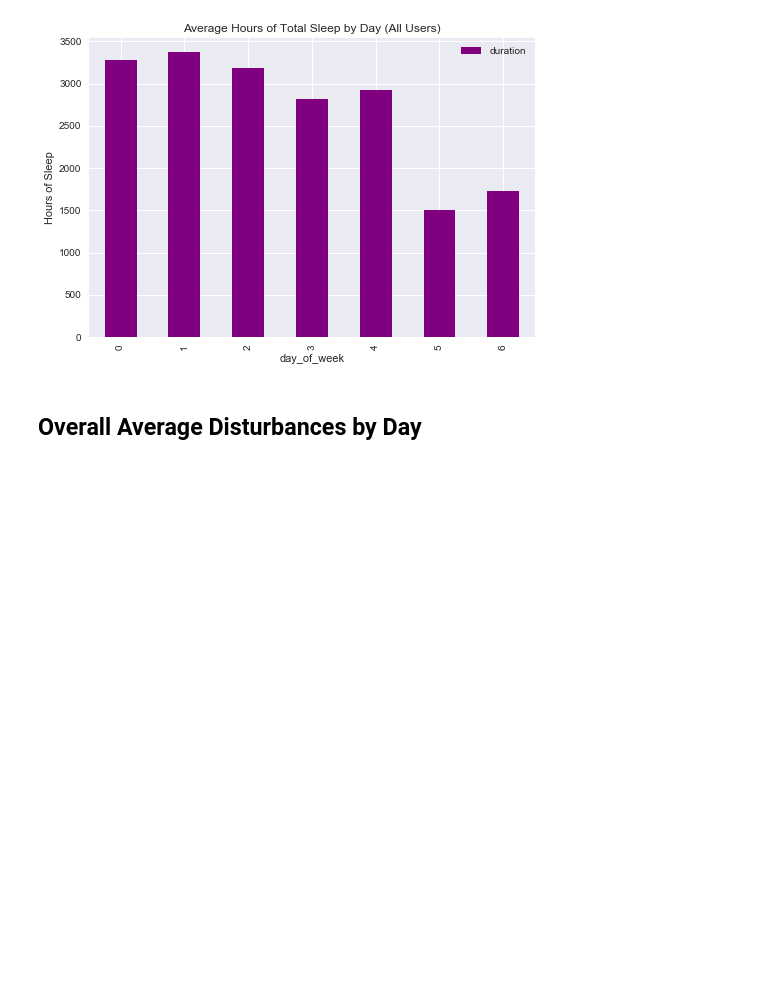
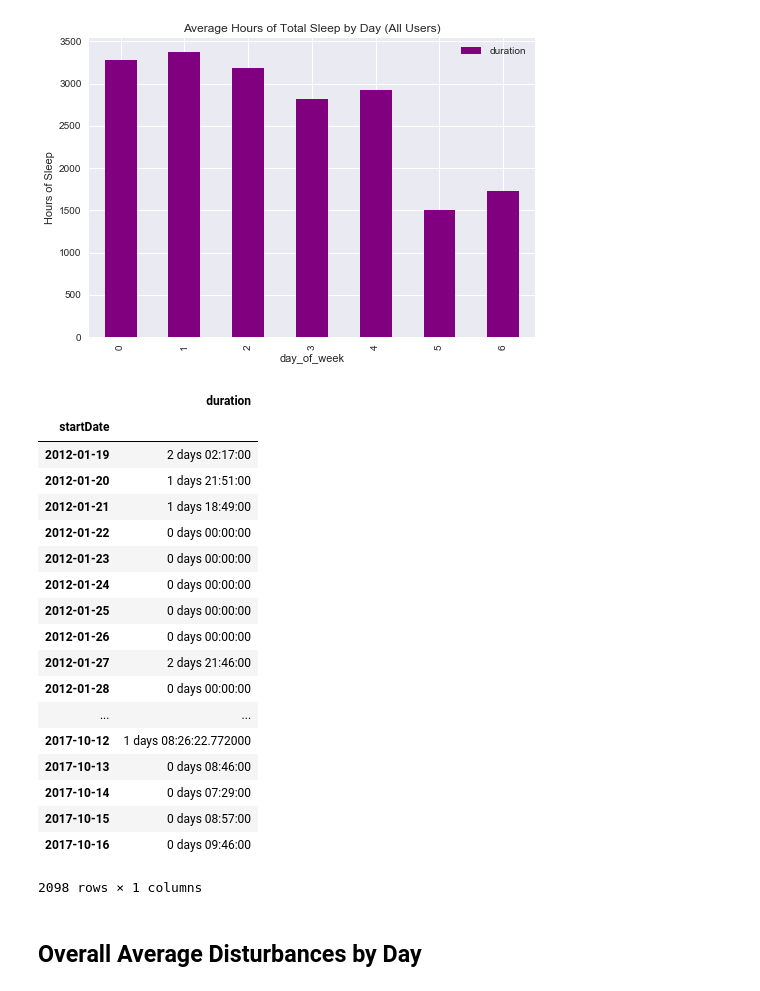
Before and after one commit to OngoDSS/Notebooks, a Jupyter notebook: lucas.ipynb, the cells around one changed output. Cells and saved outputs as stored; diff of their text form; code cells hidden in the pictures; blank space fills up the shorter version.

Commit message:
created duration by day

```diff
--- a/lucas.ipynb
+++ b/lucas.ipynb
@@ -109,6 +109,32 @@ owners = set(sleep.owner)
 sleep_owners = {}
 for i in owners:
     sleep_owners[i] = sleep[sleep.owner == i]
+# %%
+sleep_by_day = {}
+for key, item in sleep_owners.items():
+    sleep_by_day[key] = sleep_owners['00000000-56ff-538b-2223-e1800b5e3ddb'].duration.resample('D').sum().to_frame()
+# %%
+sleep_by_day['00000000-56ff-538b-2223-e1800b5e3ddb']
+# %% [output]
+|  | duration |
+| startDate |  |
+| 2012-01-19 | 2 days 02:17:00 |
+| 2012-01-20 | 1 days 21:51:00 |
+| 2012-01-21 | 1 days 18:49:00 |
+| 2012-01-22 | 0 days 00:00:00 |
+| 2012-01-23 | 0 days 00:00:00 |
+| 2012-01-24 | 0 days 00:00:00 |
+| 2012-01-25 | 0 days 00:00:00 |
+| 2012-01-26 | 0 days 00:00:00 |
+| 2012-01-27 | 2 days 21:46:00 |
+| 2012-01-28 | 0 days 00:00:00 |
+| ... | ... |
+| 2017-10-12 | 1 days 08:26:22.772000 |
+| 2017-10-13 | 0 days 08:46:00 |
+| 2017-10-14 | 0 days 07:29:00 |
+| 2017-10-15 | 0 days 08:57:00 |
+| 2017-10-16 | 0 days 09:46:00 |
+2098 rows × 1 columns
 # %%
 #sleep_owners_main represents 6PM to 6AM
 #sleep_owners_alt represents 6AM to 6PM
```
